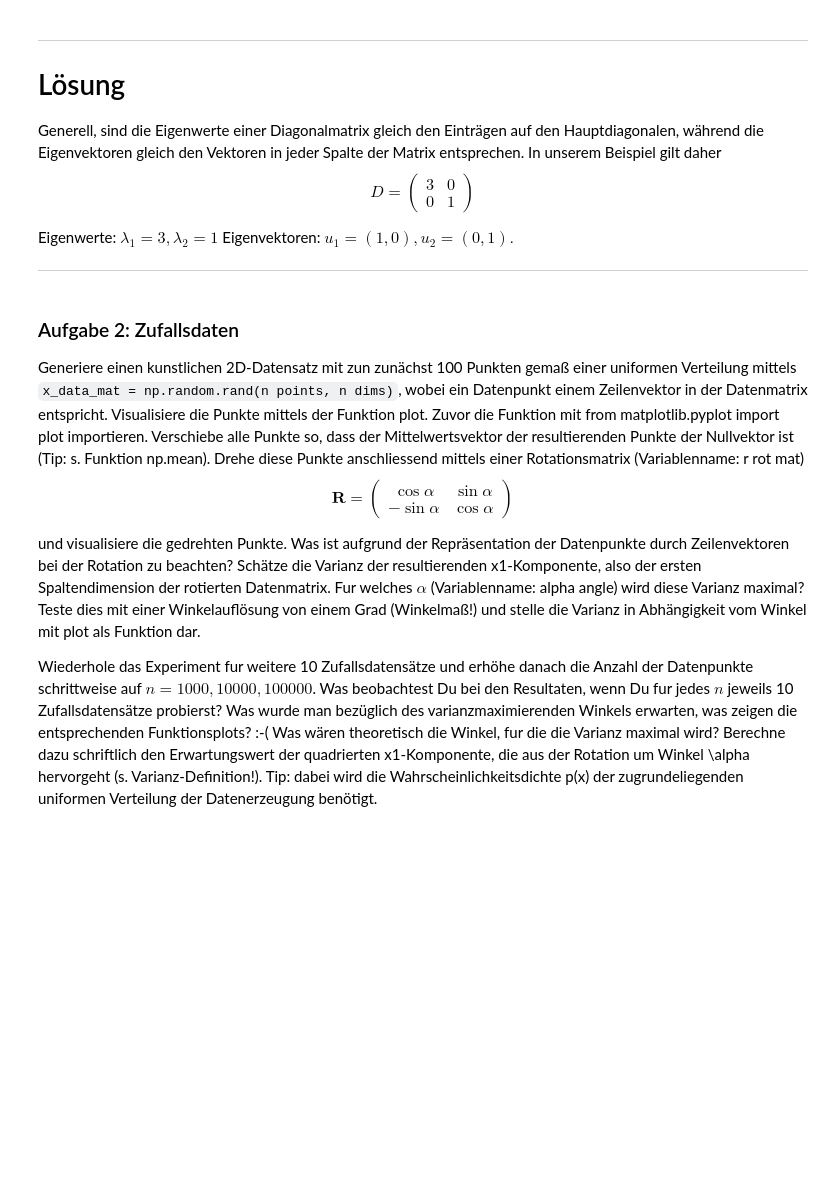
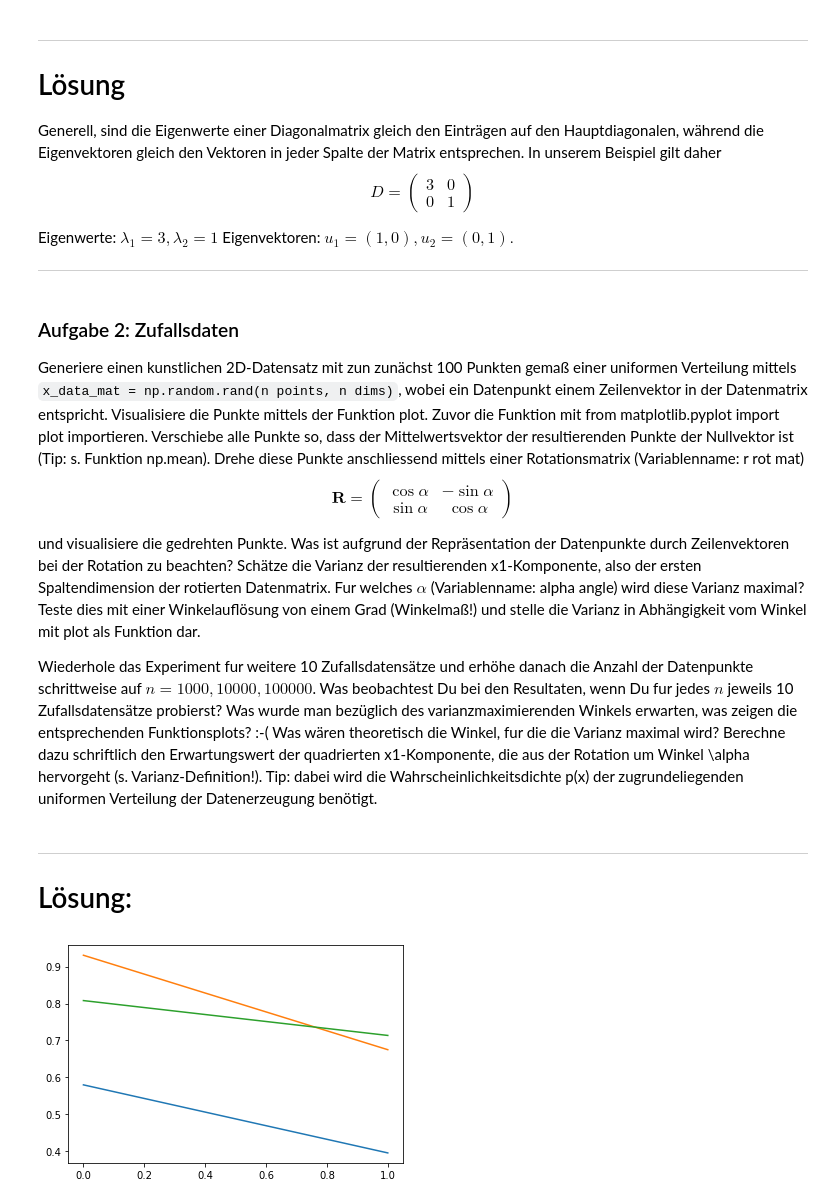
Before and after one commit to RMKruse/DataMiningInDerBioInf, a Jupyter notebook: uebung01/uebung01.ipynb, the cells around one changed output. Drawn from its saved outputs; the diff is of its cells as text; code cells hidden in the pictures; blank space fills up the shorter version.

```diff
--- a/uebung01/uebung01.ipynb
+++ b/uebung01/uebung01.ipynb
@@ -219,8 +219,8 @@ Generiere einen kunstlichen 2D-Datensatz mit zun zunächst 100 Punkten gemaß ei
 $$
     \boldsymbol{R} =
                     \begin{pmatrix}
-                        \cos \alpha & \sin \alpha \\
-                        - \sin \alpha & \cos \alpha
+                        \cos \alpha & - \sin \alpha \\
+                        \sin \alpha & \cos \alpha
                     \end{pmatrix}
 $$
 
@@ -231,3 +231,8 @@ dar.
 
 Wiederhole das Experiment fur weitere 10 Zufallsdatensätze und erhöhe danach die Anzahl der Datenpunkte schrittweise auf $n = 1000, 10000, 100000$. Was beobachtest Du bei den Resultaten, wenn Du fur jedes $n$ jeweils 10 Zufallsdatensätze probierst? Was wurde man bezüglich des varianzmaximierenden Winkels erwarten, was zeigen die entsprechenden Funktionsplots? :-( Was wären theoretisch die Winkel, fur die die Varianz maximal wird? Berechne dazu schriftlich den Erwartungswert der quadrierten x1-Komponente, die aus der Rotation um Winkel \alpha hervorgeht (s. Varianz-Definition!). Tip: dabei wird die
 Wahrscheinlichkeitsdichte p(x) der zugrundeliegenden uniformen Verteilung der Datenerzeugung benötigt.
+# %% [markdown]
+
+---
+
+# Lösung:
@@ -233,0 +242,10 @@ Wahrscheinlichkeitsdichte p(x) der zugrundeliegenden uniformen Verteilung der Da
+# %%
+n_points = 2
+n_dims = 3
+x_data_mat = np.random.rand(n_points, n_dims)
+# x_data_mat.shape
+# %%
+plot = plt.plot(x_data_mat)
+plt.show()
+# %% [output]
+[figure, added]
```
Also changed, not shown: parts of 14 cells of this notebook.
